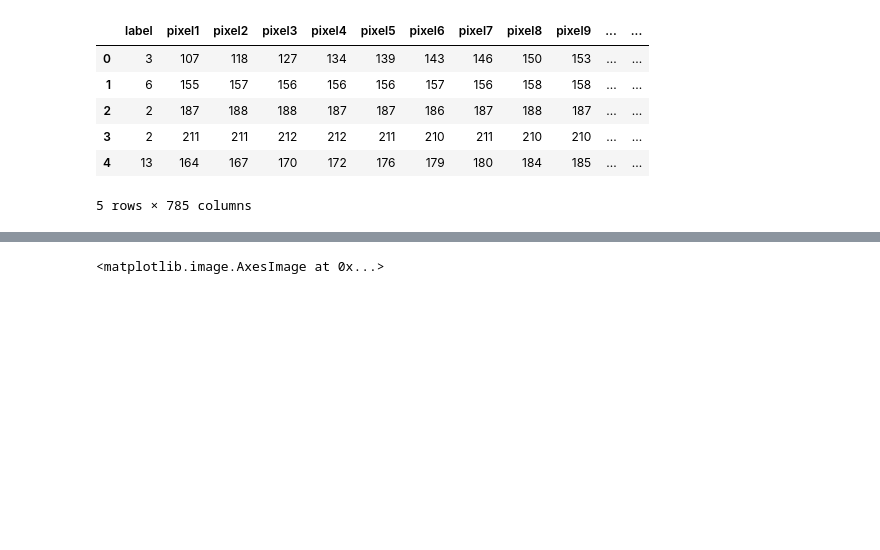
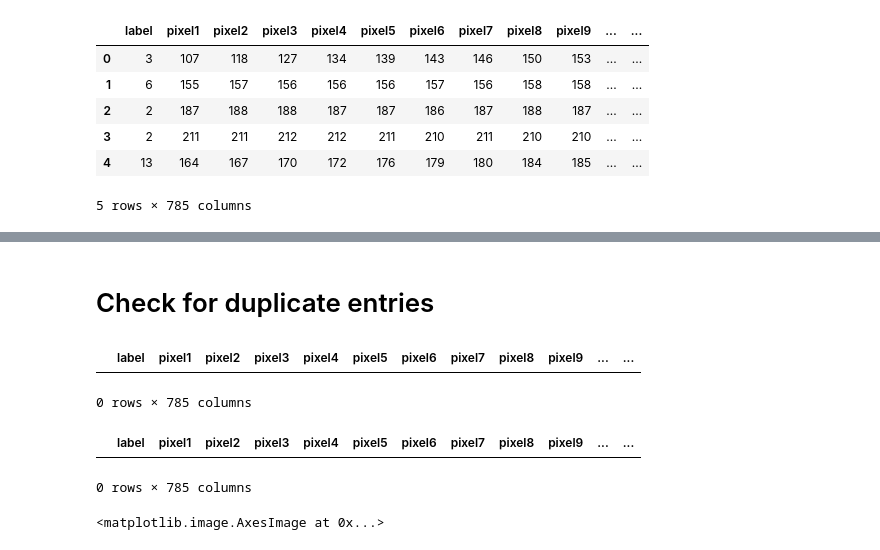
Before and after one commit to shashins/Capstone3_Project, a Jupyter notebook: DataWragling_EDA.ipynb, the cells around one changed output, grey strips where cells are left out. Cells and saved outputs as stored; diff of their text form; code cells hidden in the pictures; blank space fills up the shorter version.

```diff
--- a/DataWragling_EDA.ipynb
+++ b/DataWragling_EDA.ipynb
@@ -28,3 +80,17 @@ train.head()
+# %% [markdown]
+# Check for duplicate entries
+# %%
+duplicateRowstrain = train[train.duplicated()]
+duplicateRowstrain
+# %% [output]
+|  | label | pixel1 | pixel2 | pixel3 | pixel4 | pixel5 | pixel6 | pixel7 | pixel8 | pixel9 | ... | ... |
+0 rows × 785 columns
+# %%
+duplicateRowstest = test[test.duplicated()]
+duplicateRowstest
+# %% [output]
+|  | label | pixel1 | pixel2 | pixel3 | pixel4 | pixel5 | pixel6 | pixel7 | pixel8 | pixel9 | ... | ... |
+0 rows × 785 columns
 # %%
 x = train.iloc[200][1:].values
 # %%
```
Also changed, not shown: parts of 12 cells of this notebook, 1 other file.
